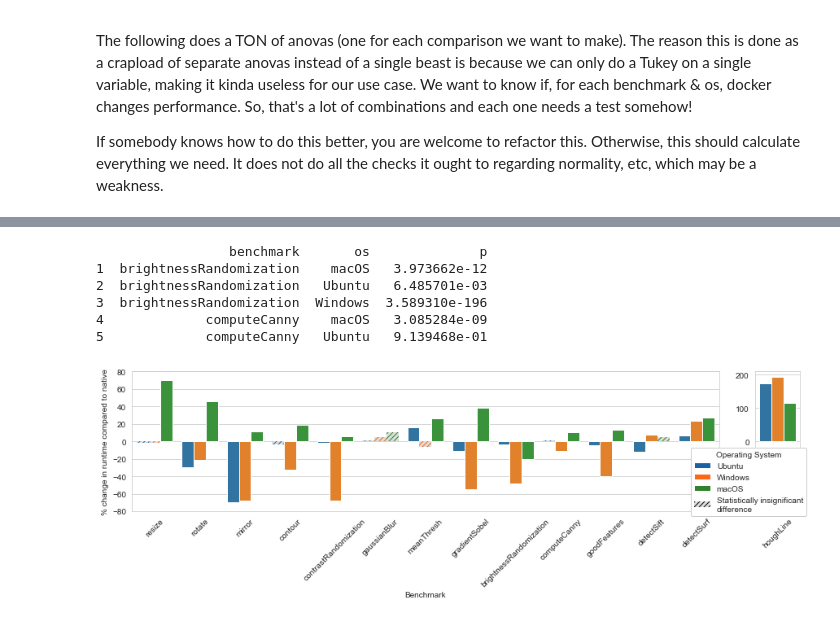
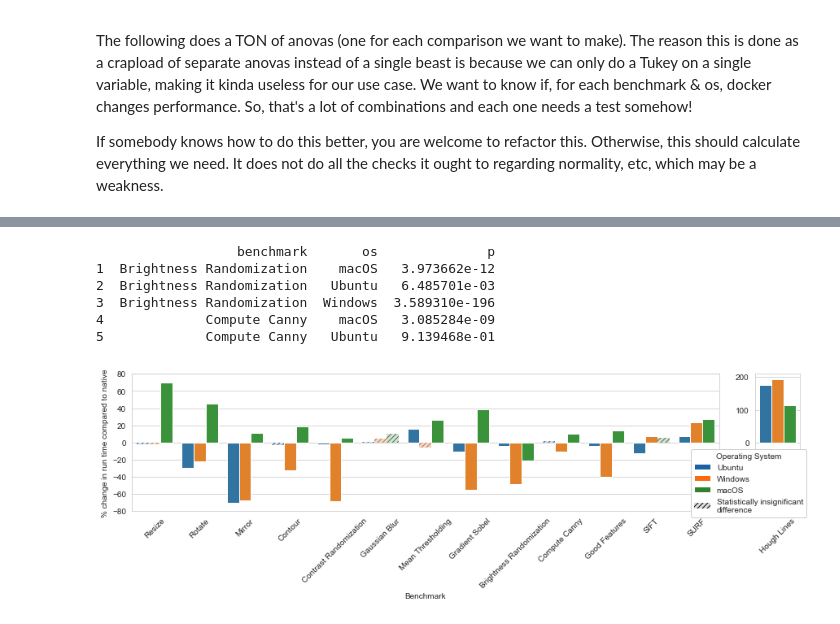
Before and after one commit to gzinck/docker-eval, a Jupyter notebook: data-analysis/docker_results.ipynb, the cells around one changed output, grey strips where cells are left out. Drawn from its saved outputs; the diff is of its cells as text; code cells hidden in the pictures.

Commit message:
Updated results with means, standard deviations, and % diffs

```diff
--- a/data-analysis/docker_results.ipynb
+++ b/data-analysis/docker_results.ipynb
@@ -54,6 +54,24 @@ s = set()
 #     'Video3': '853x480 px',
 #     'Video4': '1280x720 px',
 # }
+bench_translator = {
+    'resize': 'Resize',
+    'rotate': 'Rotate',
+    'mirror': 'Mirror',
+    'contour': 'Contour',
+    'contrastRandomization': 'Contrast Randomization',
+    'gaussianBlur': 'Gaussian Blur',
+    'meanThresh': 'Mean Thresholding',
+    'gradientSobel': 'Gradient Sobel',
+    'brightnessRandomization': 'Brightness Randomization',
+    'computeCanny': 'Compute Canny',
+    'goodFeatures': 'Good Features',
+    'detectSift': 'SIFT',
+    'detectSurf': 'SURF',
+    'houghLine': 'Hough Lines',
+    'measureMemoryUsage': 'Measure Memory Usage',
+    'computeHistogram': 'Compute Histogram'
+}
 
 for idx, d in enumerate(devices):
   # First, get the docker dfs
@@ -125,6 +143,8 @@ all_df = pd.DataFrame(data=all_dfs_list, columns=[
   'CPU Usage (% of CPU)',
   'Memory Usage (% of memory)'
 ])
+
+all_df['Benchmark'] = all_df['Benchmark'].apply(lambda a : bench_translator[a])
 # %% [output]
 The following benchmarks have missing values because of negative numbers: {'computeHistogram', 'gaussianBlur', 'contour', 'rotate'}
 # %%
@@ -430,7 +466,7 @@ perf_ratios = all_means.groupby(['Benchmark', 'Operating System']).apply(
 )
 # Fix the naming of the performance ratio for runtime
 perf_ratios.rename(inplace=True, columns={
-    'Runtime (ms)': '% change in runtime compared to native'
+    'Runtime (ms)': '% change in run time compared to native'
 })
 # Fix a random problem with the index
 perf_ratios = perf_ratios.reset_index(level=[1,2], drop=True).reset_index()
@@ -447,11 +483,11 @@ yMax = [80, 210]
 yMin = [-80, -210]
 gs = fig.add_gridspec(ncols=2, nrows=1, width_ratios=widths)
 benchSets = [
-  ['resize', 'rotate', 'mirror', 'contour', 'contrastRandomization',
-   'gaussianBlur', 'meanThresh', 'gradientSobel',
-   'brightnessRandomization', 'computeCanny', 'goodFeatures',
-   'detectSift', 'detectSurf'],
-  ['houghLine']
+  ['Resize', 'Rotate', 'Mirror', 'Contour', 'Contrast Randomization',
+   'Gaussian Blur', 'Mean Thresholding', 'Gradient Sobel',
+   'Brightness Randomization', 'Compute Canny', 'Good Features',
+   'SIFT', 'SURF'],
+  ['Hough Lines']
 ]
 oss = ['Ubuntu', 'Windows', 'macOS']
 colors = ['#1b62a4', '#fc6910', '#30832c']
@@ -470,7 +506,7 @@ for col, benches in enumerate(benchSets):
   ratios_subset.sort_values(['Benchmark'])
 
   b = sns.barplot(
-      x='Benchmark', y='% change in runtime compared to native',
+      x='Benchmark', y='% change in run time compared to native',
       hue='Operating System', hue_order=oss,
       data=ratios_subset, ax=axes[col],
   )
@@ -483,37 +519,37 @@ for col, benches in enumerate(benchSets):
     # If the difference is insignificant, make the bar gray
     if significance[(significance['benchmark'] == curr_bench) & (significance['os'] == os)].iloc[0]['p'] > 0.05:
       bar.set(color='#DDD', linewidth=0, edgecolor=colors[i // len(benches)], hatch='////')
 #       bar.set_hatch('xxxx')
 
   axes[col].set_xticklabels(axes[col].get_xticklabels(), rotation=45)
 
   # Set the y limit
   axes[col].set_ylim(ymax=yMax[col], ymin=yMin[col])
 
   # Only first subfig has axes
   if col != 0:
     axes[col].set_ylabel(None)
     axes[col].set_xlabel(None)
 
   # Only second subfig has legend
 #   if col != 1:
   axes[col].get_legend().set_visible(False)
 
 legend_elements = []
 legend_labels = oss + ['Statistically insignificant\ndifference']
 for i, os in enumerate(oss):
   legend_elements += [patches.Patch(facecolor=colors[i])]
 legend_elements += [patches.Patch(facecolor='#DDD', hatch='////', edgecolor='#000', linewidth=0)]
 
 # fig.legend(legend_elements, legend_labels, framealpha=1, loc=(0.84, 0.36), title='Operating System')
 fig.legend(legend_elements, legend_labels, framealpha=1, loc=(0.835, 0.365), title='Operating System')
 
 plt.savefig('relative.pdf')
 # %% [output]
-                 benchmark       os              p
-1  brightnessRandomization    macOS   3.973662e-12
-2  brightnessRandomization   Ubuntu   6.485701e-03
-3  brightnessRandomization  Windows  3.589310e-196
-4             computeCanny    macOS   3.085284e-09
-5             computeCanny   Ubuntu   9.139468e-01
+                  benchmark       os              p
+1  Brightness Randomization    macOS   3.973662e-12
+2  Brightness Randomization   Ubuntu   6.485701e-03
+3  Brightness Randomization  Windows  3.589310e-196
+4             Compute Canny    macOS   3.085284e-09
+5             Compute Canny   Ubuntu   9.139468e-01
-[figure, old version]
+[figure, new version]
```
Also changed, not shown: parts of 3 cells of this notebook.
